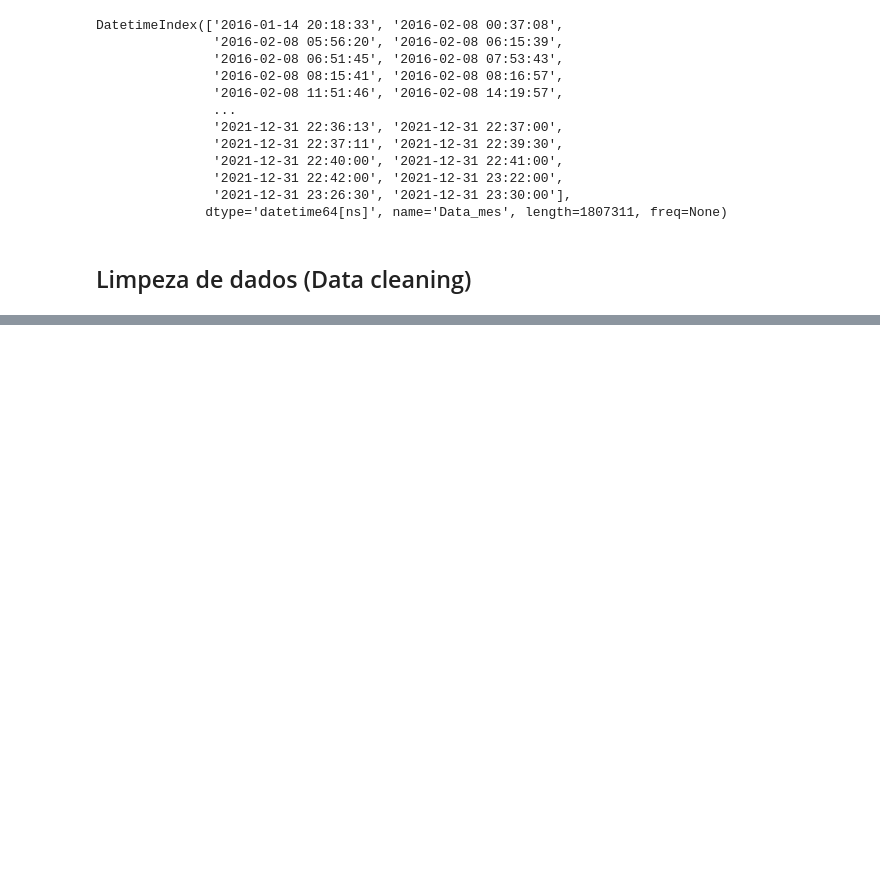
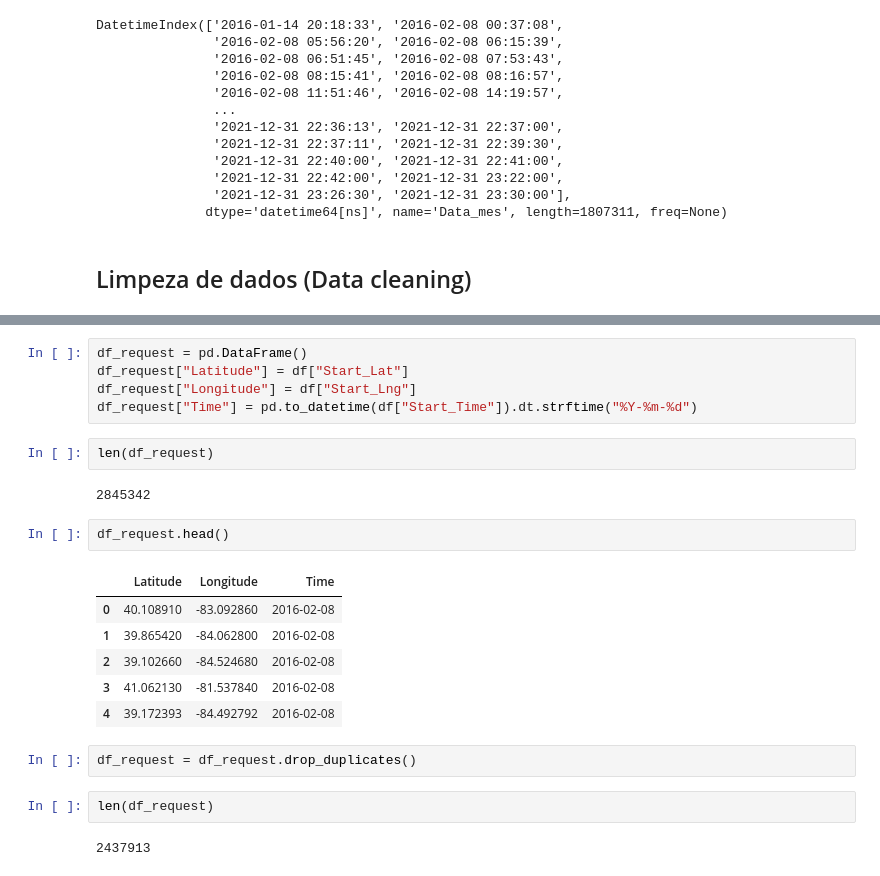
Before and after one commit to williamsasaki/jubilant-robot, a Jupyter notebook: ml_acidentes_tcc.ipynb, the cells around one changed output, grey strips where cells are left out. Cells and saved outputs as stored; diff of their text form; blank space fills up the shorter version.

```diff
--- a/ml_acidentes_tcc.ipynb
+++ b/ml_acidentes_tcc.ipynb
@@ -233,0 +323,24 @@ DatetimeIndex(['2016-01-14 20:18:33', '2016-02-08 00:37:08',
+# %%
+df_request = pd.DataFrame()
+df_request["Latitude"] = df["Start_Lat"]
+df_request["Longitude"] = df["Start_Lng"]
+df_request["Time"] = pd.to_datetime(df["Start_Time"]).dt.strftime("%Y-%m-%d")
+# %%
+len(df_request)
+# %% [output]
+2845342
+# %%
+df_request.head()
+# %% [output]
+|  | Latitude | Longitude | Time |
+| 0 | 40.108910 | -83.092860 | 2016-02-08 |
+| 1 | 39.865420 | -84.062800 | 2016-02-08 |
+| 2 | 39.102660 | -84.524680 | 2016-02-08 |
+| 3 | 41.062130 | -81.537840 | 2016-02-08 |
+| 4 | 39.172393 | -84.492792 | 2016-02-08 |
+# %%
+df_request = df_request.drop_duplicates()
+# %%
+len(df_request)
+# %% [output]
+2437913
```
Also changed, not shown: parts of 21 cells of this notebook.
